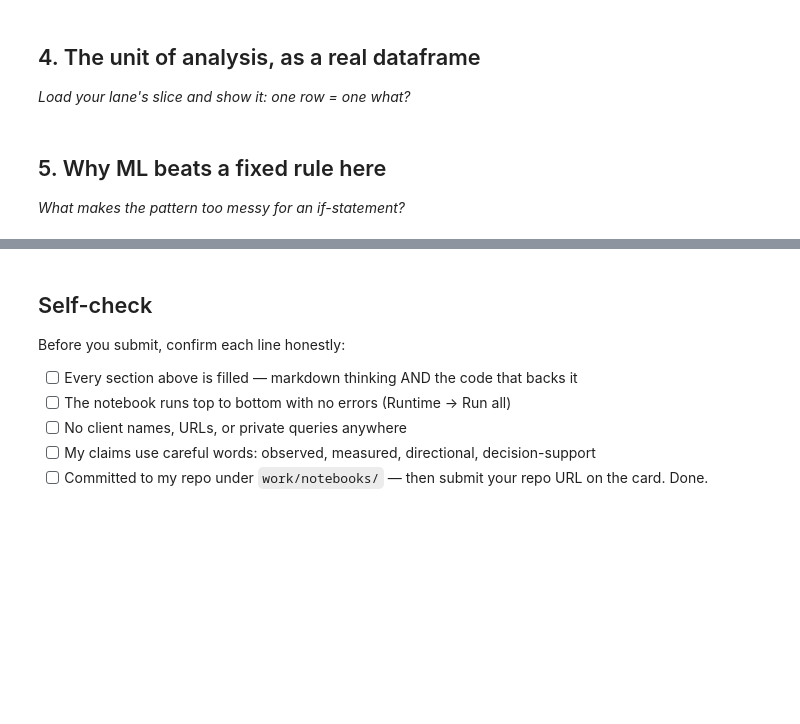
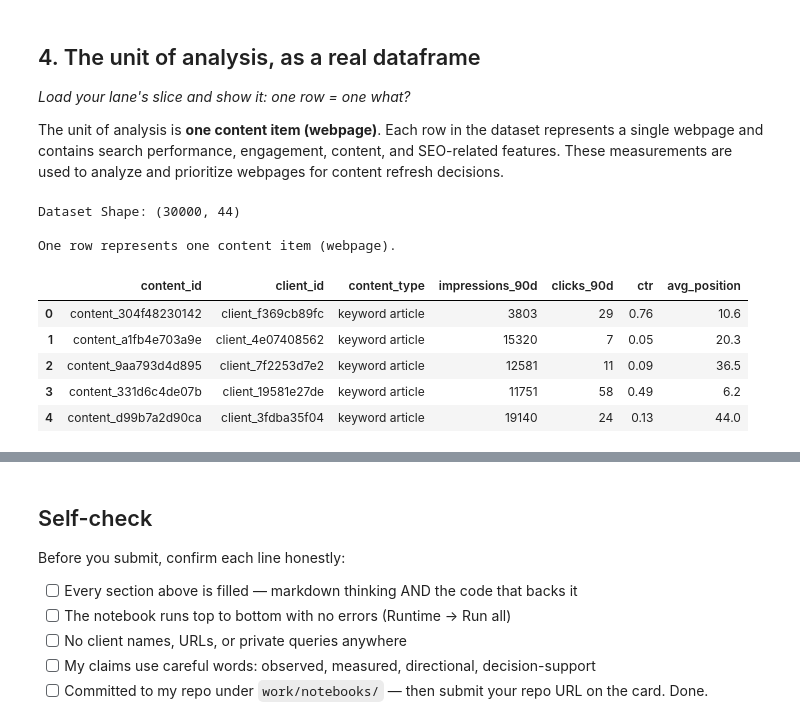
Before and after one commit to kashafejaz50-cell/Flyrank_ML_Internship, a Jupyter notebook: work/notebooks/w02_ml_task_framing.ipynb, the cells around one changed output, grey strips where cells are left out. Drawn from its saved outputs; the diff is of its cells as text; code cells hidden in the pictures; blank space fills up the shorter version.

```diff
--- a/work/notebooks/w02_ml_task_framing.ipynb
+++ b/work/notebooks/w02_ml_task_framing.ipynb
@@ -31,3 +110,5 @@ This skeleton is yours to fill. Work the sections **in order** — each one has
 ## 4. The unit of analysis, as a real dataframe
 
 *Load your lane's slice and show it: one row = one what?*
+
+The unit of analysis is **one content item (webpage)**. Each row in the dataset represents a single webpage and contains search performance, engagement, content, and SEO-related features. These measurements are used to analyze and prioritize webpages for content refresh decisions.
@@ -37,4 +114,0 @@ This skeleton is yours to fill. Work the sections **in order** — each one has
-# %% [markdown]
-## 5. Why ML beats a fixed rule here
-
-*What makes the pattern too messy for an if-statement?*
@@ -43,0 +115,32 @@ This skeleton is yours to fill. Work the sections **in order** — each one has
+# %%
+# This cell is for CODE (numbers, a query, a check).
+# Load the dataset
+import pandas as pd
+
+df = pd.read_csv("data/raw/content_refresh_anonymized.csv")
+
+print("Dataset Shape:", df.shape)
+print("\nOne row represents one content item (webpage).\n")
+
+# Display a few important columns
+unit_of_analysis = [
+    "content_id",
+    "client_id",
+    "content_type",
+    "impressions_90d",
+    "clicks_90d",
+    "ctr",
+    "avg_position"
+]
+
+df[unit_of_analysis].head()
+# %% [output]
+Dataset Shape: (30000, 44)
+
+One row represents one content item (webpage).
+|  | content_id | client_id | content_type | impressions_90d | clicks_90d | ctr | avg_position |
+| 0 | content_304f48230142 | client_f369cb89fc | keyword article | 3803 | 29 | 0.76 | 10.6 |
+| 1 | content_a1fb4e703a9e | client_4e07408562 | keyword article | 15320 | 7 | 0.05 | 20.3 |
+| 2 | content_9aa793d4d895 | client_7f2253d7e2 | keyword article | 12581 | 11 | 0.09 | 36.5 |
+| 3 | content_331d6c4de07b | client_19581e27de | keyword article | 11751 | 58 | 0.49 | 6.2 |
+| 4 | content_d99b7a2d90ca | client_3fdba35f04 | keyword article | 19140 | 24 | 0.13 | 44.0 |
```
Also changed, not shown: parts of 18 cells of this notebook.
